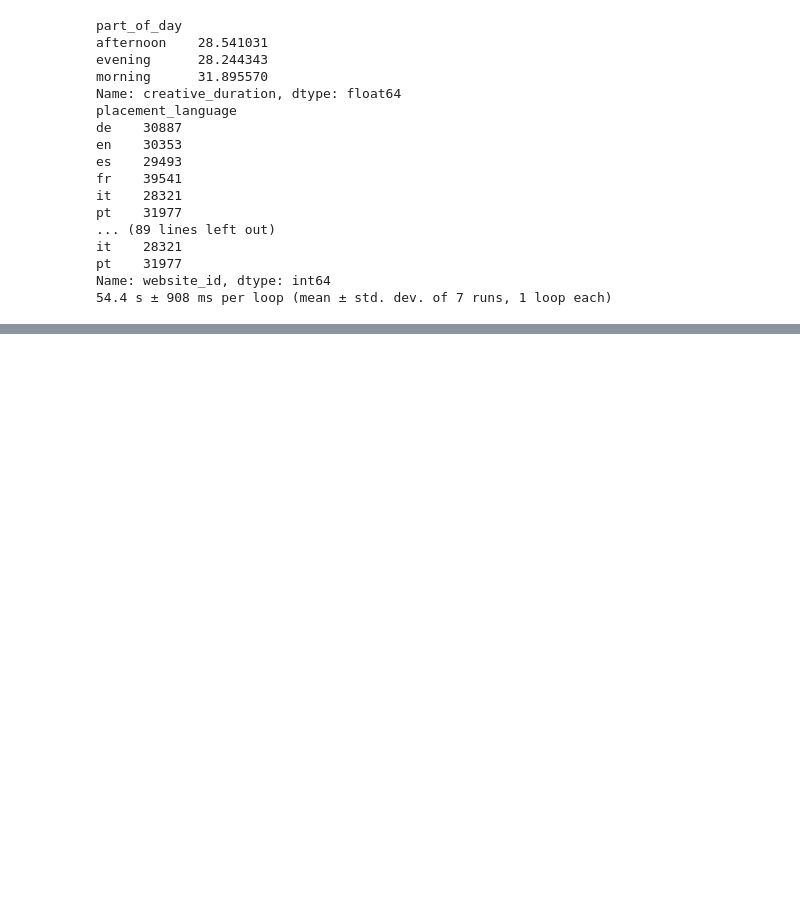
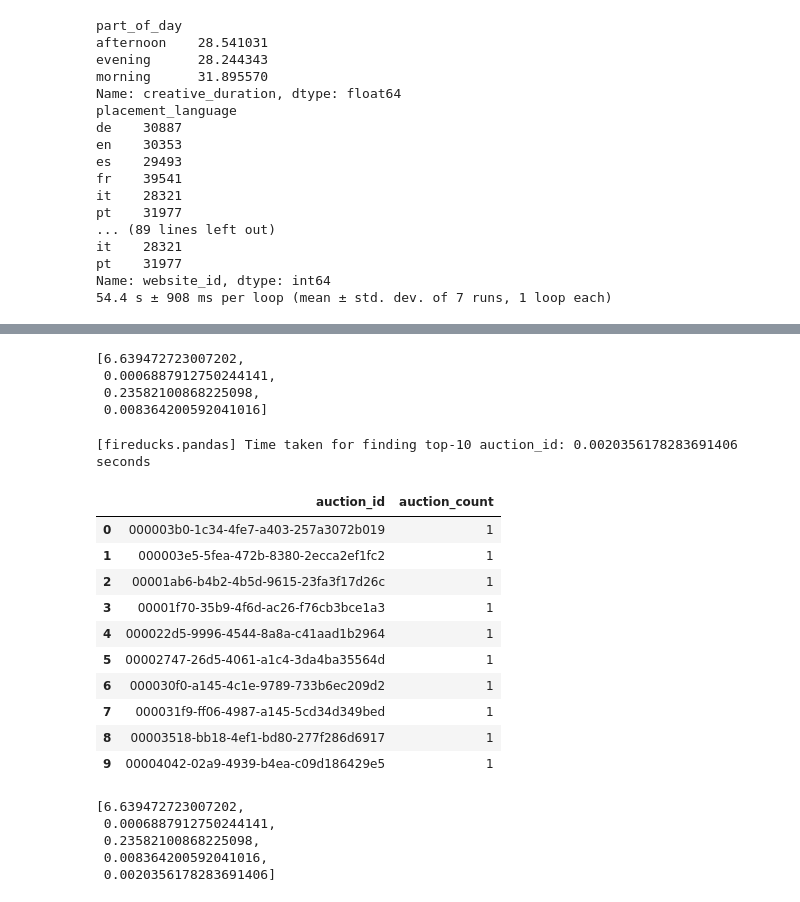
Before and after one commit to rajeshmore1/Performance---Fireducks-Vs-Pandas, a Jupyter notebook: Fireducks_Vs_Pandas.ipynb, the cells around one changed output, grey strips where cells are left out. Drawn from its saved outputs; the diff is of its cells as text; code cells hidden in the pictures; blank space fills up the shorter version.

```diff
--- a/Fireducks_Vs_Pandas.ipynb
+++ b/Fireducks_Vs_Pandas.ipynb
@@ -182,0 +435,36 @@ Name: website_id, dtype: int64
+# %%
+fireducks_exec_time_tracker
+# %% [output]
+[6.639472723007202,
+ 0.0006887912750244141,
+ 0.23582100868225098,
+ 0.008364200592041016]
+# %%
+start_time = time.time()
+count_by_userid = data.groupby("auction_id").size().reset_index(name="auction_count")
+popular_user = count_by_userid.sort_values(by="auction_count", ascending=False).head(10)
+q4_t = time.time() - start_time
+print(f"[{pd.__name__}] Time taken for finding top-10 auction_id: {q4_t} seconds")
+fireducks_exec_time_tracker.append(q4_t)
+popular_user
+# %% [output]
+[fireducks.pandas] Time taken for finding top-10 auction_id: 0.0020356178283691406 seconds
+|  | auction_id | auction_count |
+| 0 | 000003b0-1c34-4fe7-a403-257a3072b019 | 1 |
+| 1 | 000003e5-5fea-472b-8380-2ecca2ef1fc2 | 1 |
+| 2 | 00001ab6-b4b2-4b5d-9615-23fa3f17d26c | 1 |
+| 3 | 00001f70-35b9-4f6d-ac26-f76cb3bce1a3 | 1 |
+| 4 | 000022d5-9996-4544-8a8a-c41aad1b2964 | 1 |
+| 5 | 00002747-26d5-4061-a1c4-3da4ba35564d | 1 |
+| 6 | 000030f0-a145-4c1e-9789-733b6ec209d2 | 1 |
+| 7 | 000031f9-ff06-4987-a145-5cd34d349bed | 1 |
+| 8 | 00003518-bb18-4ef1-bd80-277f286d6917 | 1 |
+| 9 | 00004042-02a9-4939-b4ea-c09d186429e5 | 1 |
+# %%
+fireducks_exec_time_tracker
+# %% [output]
+[6.639472723007202,
+ 0.0006887912750244141,
+ 0.23582100868225098,
+ 0.008364200592041016,
+ 0.0020356178283691406]
```
Also changed, not shown: parts of 34 cells of this notebook.
